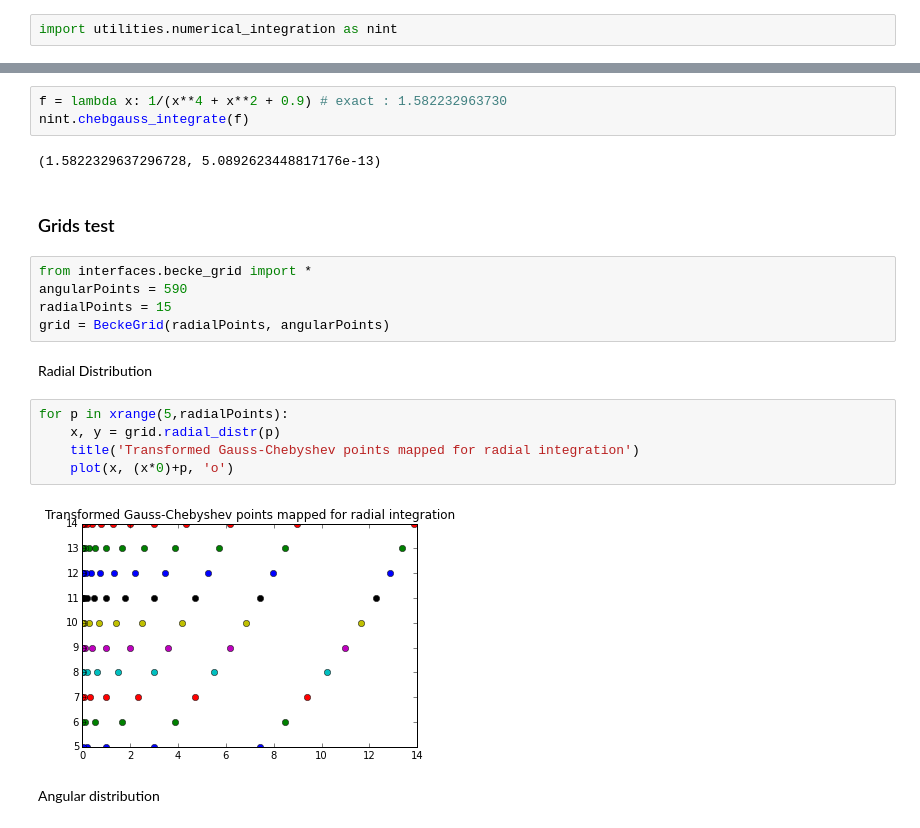
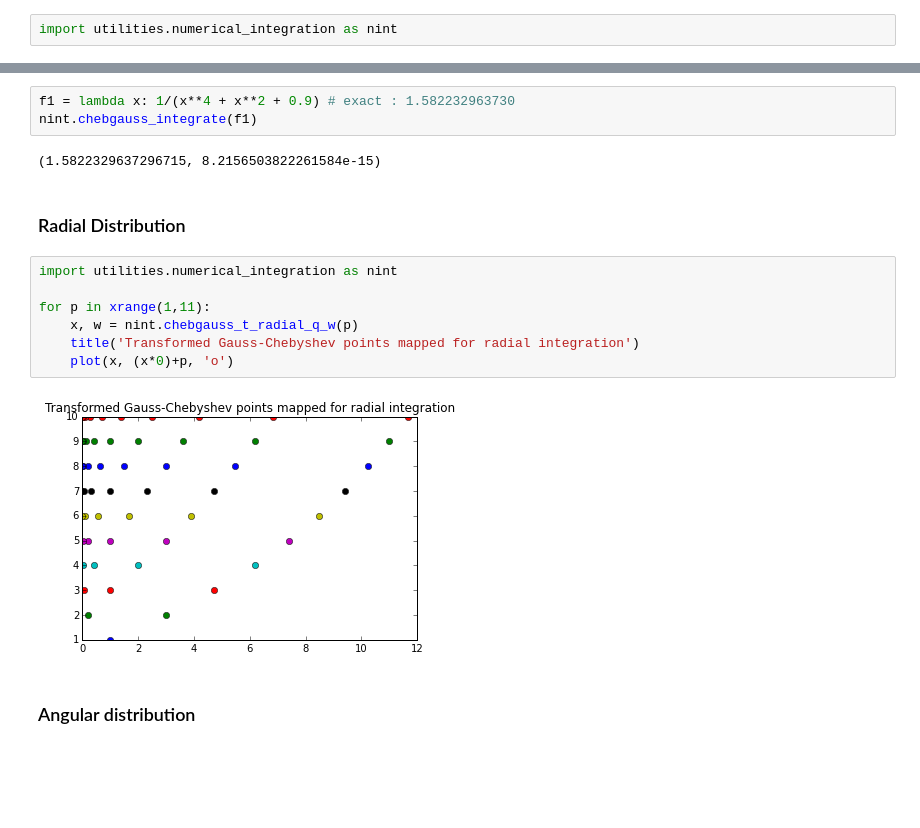
Before and after one commit to efposadac/nAPMO, a Jupyter notebook: nAPMO-test.ipynb, the cells around one changed output, grey strips where cells are left out. Cells and saved outputs as stored; diff of their text form; blank space fills up the shorter version.

Commit message:
Added construction for becke grids and calculation of becke weights. Added numerical integration test. Improved numerical procedures.

```diff
--- a/nAPMO-test.ipynb
+++ b/nAPMO-test.ipynb
@@ -45,24 +45,19 @@ nint.chebgauss_integrate(f)
 # %%
-f = lambda x: 1/(x**4 + x**2 + 0.9) # exact : 1.582232963730
-nint.chebgauss_integrate(f)
+f1 = lambda x: 1/(x**4 + x**2 + 0.9) # exact : 1.582232963730
+nint.chebgauss_integrate(f1)
 # %% [output]
-(1.5822329637296728, 5.0892623448817176e-13)
+(1.5822329637296715, 8.2156503822261584e-15)
-# %% [markdown]
-### Grids test
-# %%
-from interfaces.becke_grid import *
-angularPoints = 590
-radialPoints = 15
-grid = BeckeGrid(radialPoints, angularPoints)
-# %% [markdown]
-Radial Distribution
+# %% [markdown]
+### Radial Distribution
 # %%
-for p in xrange(5,radialPoints):
-    x, y = grid.radial_distr(p)
+import utilities.numerical_integration as nint
+
+for p in xrange(1,11):
+    x, w = nint.chebgauss_t_radial_q_w(p)
     title('Transformed Gauss-Chebyshev points mapped for radial integration')
     plot(x, (x*0)+p, 'o')
 # %% [output]
-[figure, old version]
+[figure, new version]
-# %% [markdown]
-Angular distribution
+# %% [markdown]
+### Angular distribution
 # %%
```
Also changed, not shown: parts of 8 cells of this notebook, 3 other files.
